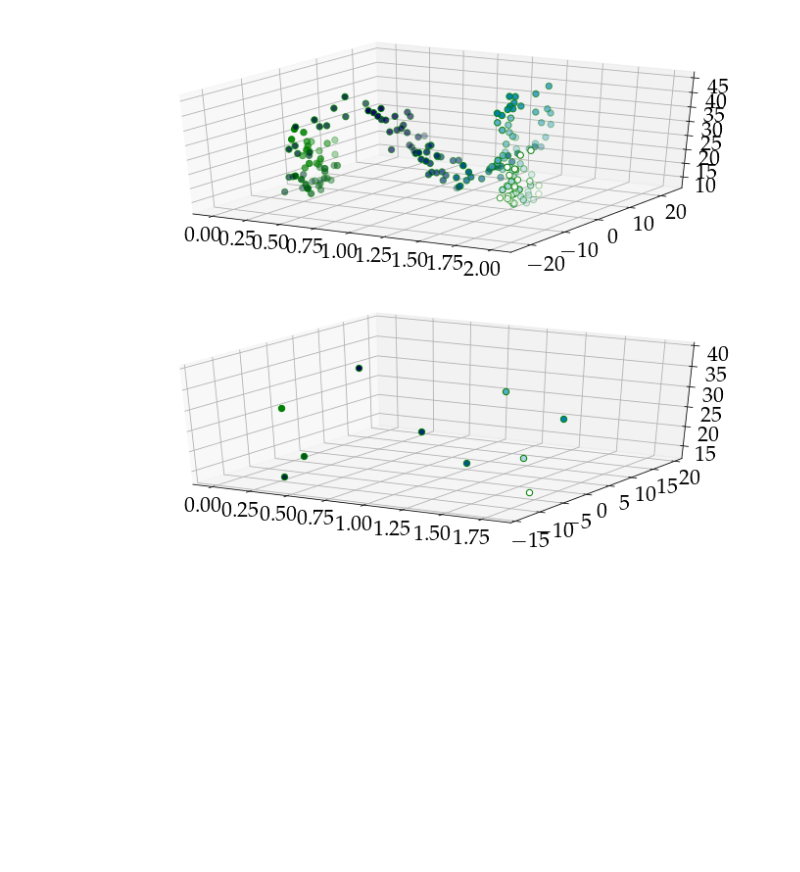
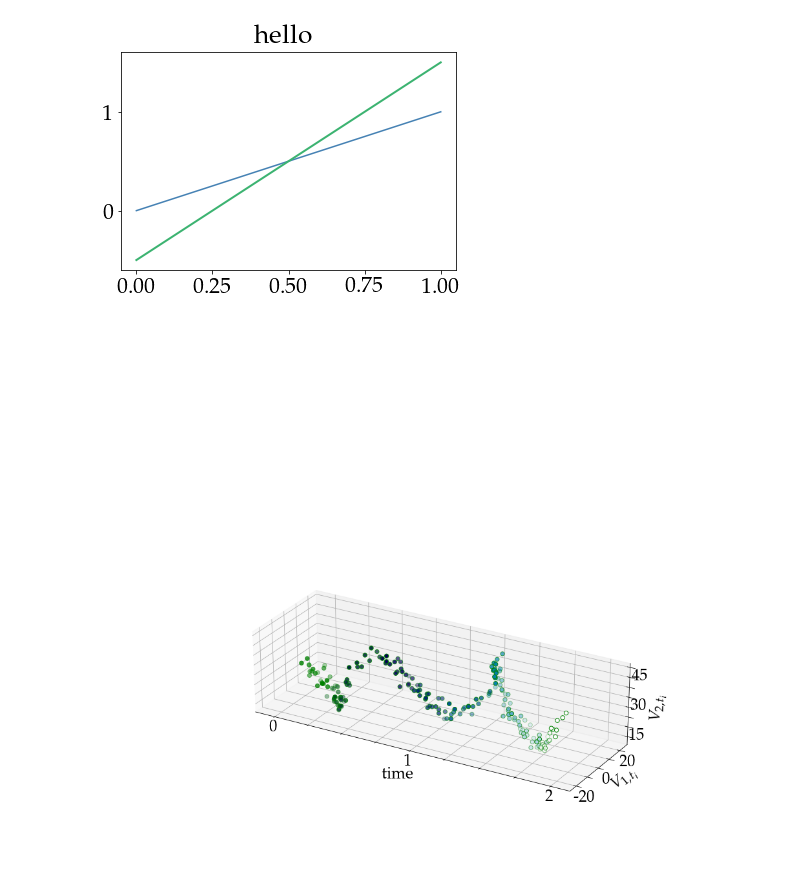
Before and after one commit to mmider/BridgeSDEInference.jl, a Jupyter notebook: scripts/papers/continuous_discrete_smoothing_of_diffusions/lorenz_plots.ipynb, the cells around one changed output. Saved outputs shown, nothing was run; the diff lists cells and outputs as text; code cells hidden in the pictures; blank space fills up the shorter version.

```diff
--- a/scripts/papers/continuous_discrete_smoothing_of_diffusions/lorenz_plots.ipynb
+++ b/scripts/papers/continuous_discrete_smoothing_of_diffusions/lorenz_plots.ipynb
@@ -279,3 +288,12 @@ remainder:  18
+# %%
+fig, ax = plt.subplots(1)
+
+ax.plot(np.linspace(0.0, 1.0, 11), np.linspace(0.0, 1.0, 11), color='steelblue')
+ax.plot(np.linspace(0.0, 1.0, 11), 2*np.linspace(0.0, 1.0, 11)-0.5, color='mediumseagreen', linewidth=2.0)
+fig.suptitle("hello")
+plt.show()
+# %% [output]
+[figure, added]
 # %%
 fig = plt.figure(figsize=(30,10))
 ax1 = fig.add_subplot(1, 3, 1, projection='3d')
@@ -362,4 +419,6 @@ def plot_results(filenames, num_steps):
-# %%
-plot_results(FILENAMES3, 10)
-# %% [output]
-[figure, removed]
+# %%
+ax = plot_results(FILENAMES3[0], 10)
+plt.savefig(os.path.join(OUT_DIR, "obs_lorenz_dense.png"))
+plt.show()
+# %% [output]
+[figure, added]
```
Also changed, not shown: parts of 6 cells of this notebook.
